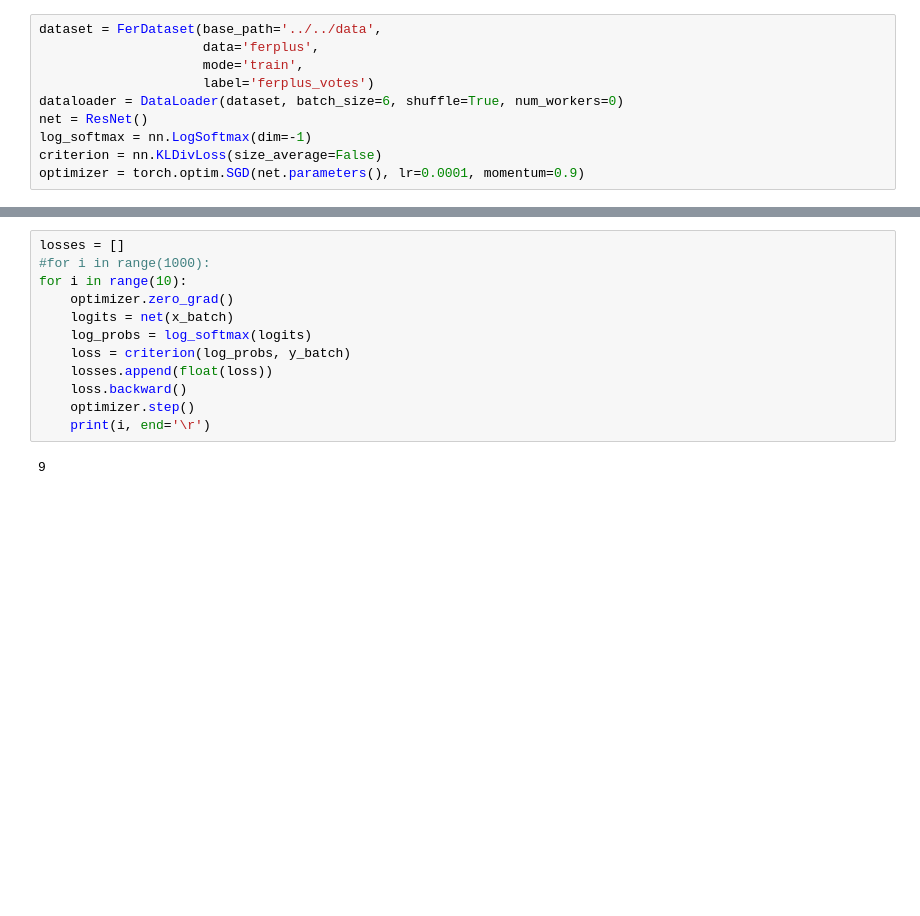
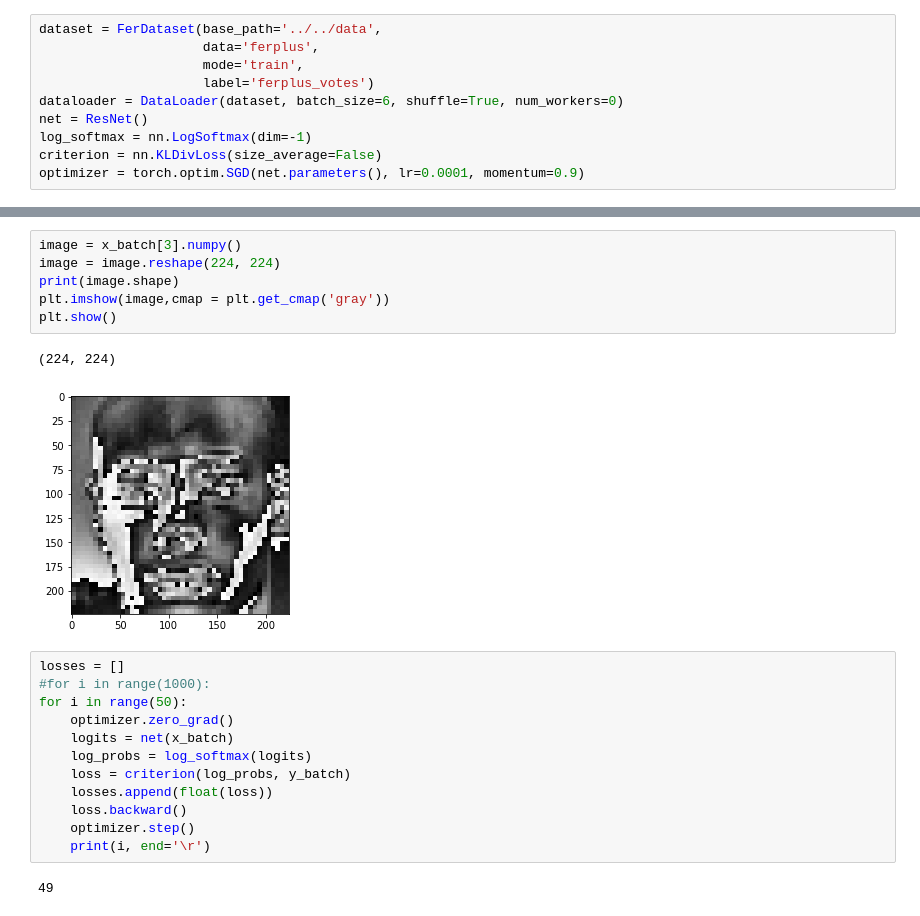
Before and after one commit to Raphikowski/aml2018, a Jupyter notebook: notebooks/ResNet.ipynb, the cells around one changed output, grey strips where cells are left out. Cells and saved outputs as stored; diff of their text form; blank space fills up the shorter version.

```diff
--- a/notebooks/ResNet.ipynb
+++ b/notebooks/ResNet.ipynb
@@ -185,8 +200,17 @@ torch.Size([6, 1, 48, 48])
 torch.Size([6, 1, 224, 224])
+# %%
+image = x_batch[3].numpy()
+image = image.reshape(224, 224)
+print(image.shape)
+plt.imshow(image,cmap = plt.get_cmap('gray'))
+plt.show()
+# %% [output]
+(224, 224)
+[figure, added]
 # %%
 losses = []
 #for i in range(1000):
-for i in range(10):
+for i in range(50):
     optimizer.zero_grad()
     logits = net(x_batch)
     log_probs = log_softmax(logits)
@@ -196,4 +220,4 @@ for i in range(10):
     optimizer.step()
     print(i, end='\r')
 # %% [output]
-9
+49
```
Also changed, not shown: parts of 9 cells of this notebook, 3 other files.
